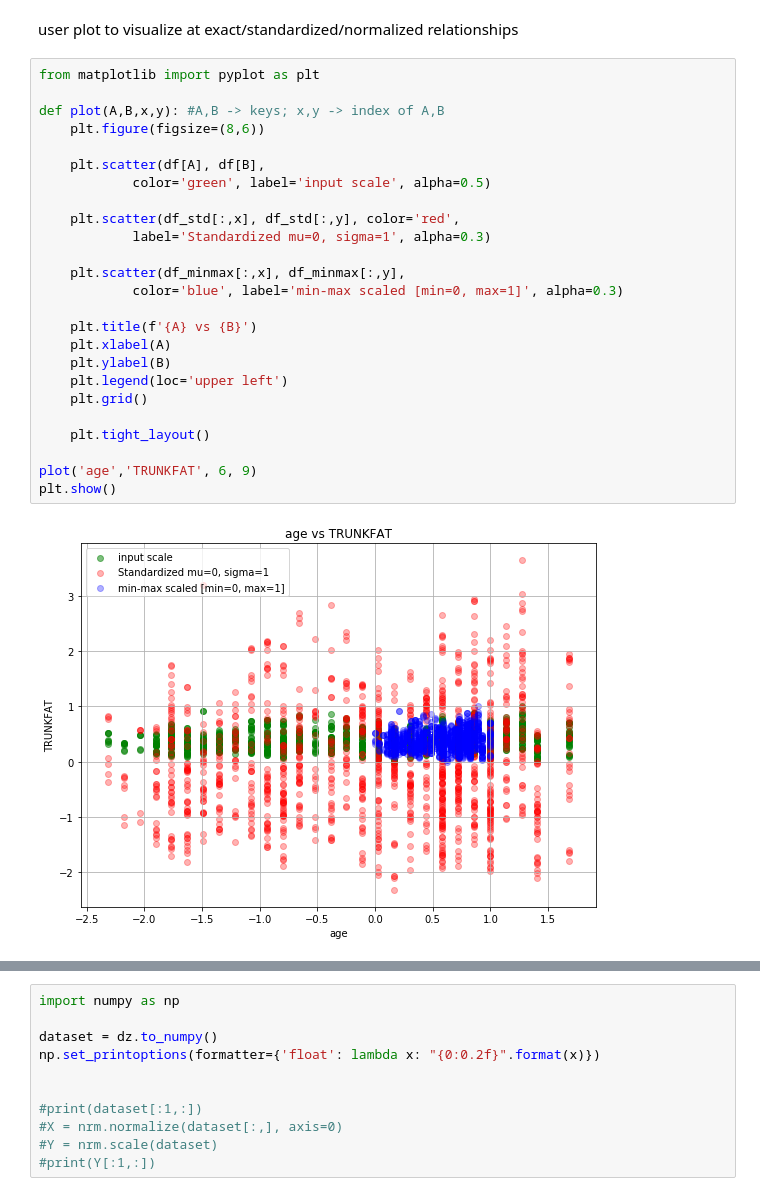
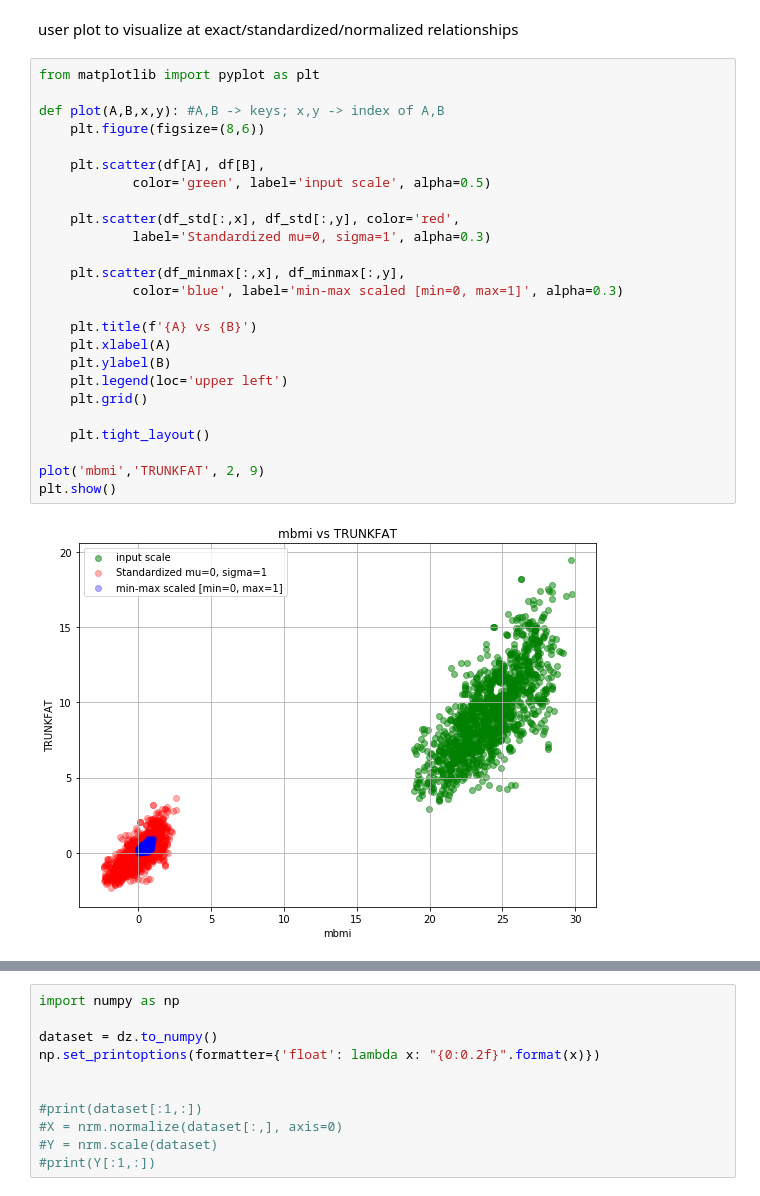
Before and after one commit to mlindsey19/Deep-Learning-dexa, a Jupyter notebook: dxadata.ipynb, the cells around one changed output, grey strips where cells are left out. Saved outputs shown, nothing was run; the diff lists cells and outputs as text.

```diff
--- a/dxadata.ipynb
+++ b/dxadata.ipynb
@@ -150,28 +186,28 @@ user plot to visualize at exact/standardized/normalized relationships
 # %%
 from matplotlib import pyplot as plt
 
 def plot(A,B,x,y): #A,B -> keys; x,y -> index of A,B
     plt.figure(figsize=(8,6))
 
     plt.scatter(df[A], df[B],
             color='green', label='input scale', alpha=0.5)
 
     plt.scatter(df_std[:,x], df_std[:,y], color='red',
             label='Standardized mu=0, sigma=1', alpha=0.3)
 
     plt.scatter(df_minmax[:,x], df_minmax[:,y],
             color='blue', label='min-max scaled [min=0, max=1]', alpha=0.3)
 
     plt.title(f'{A} vs {B}')
     plt.xlabel(A)
     plt.ylabel(B)
     plt.legend(loc='upper left')
     plt.grid()
 
     plt.tight_layout()
 
-plot('age','TRUNKFAT', 6, 9)
+plot('mbmi','TRUNKFAT', 2, 9)
 plt.show()
 # %% [output]
-[figure, old version]
+[figure, new version]
 # %%
```
Also changed, not shown: parts of 18 cells of this notebook.
